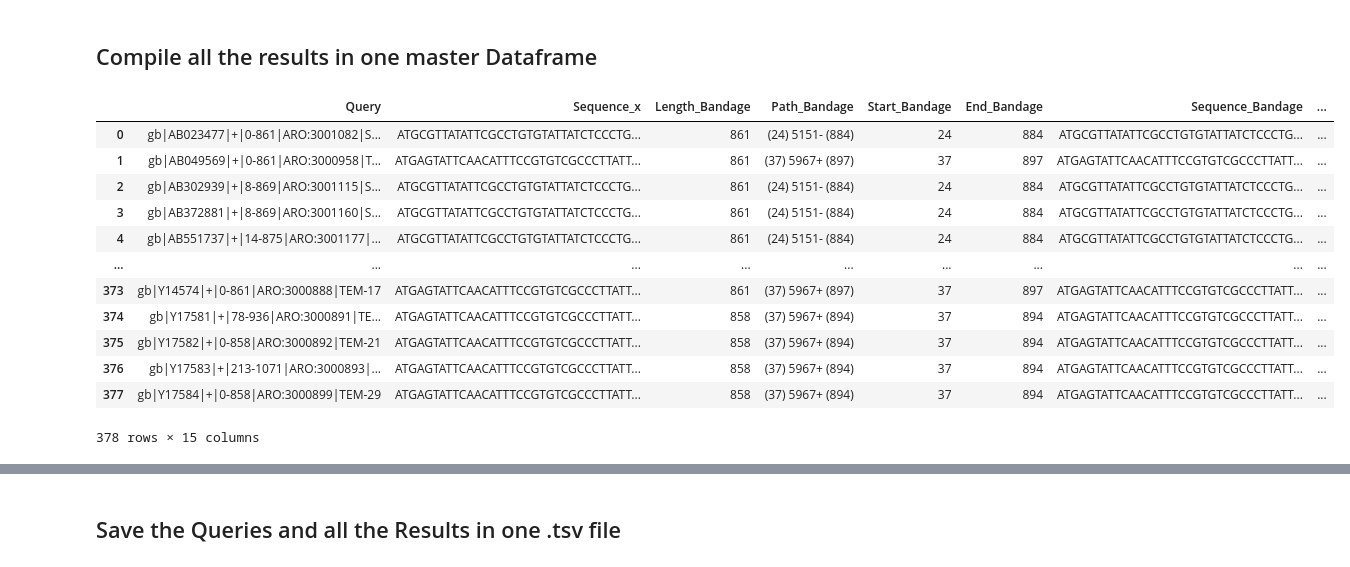
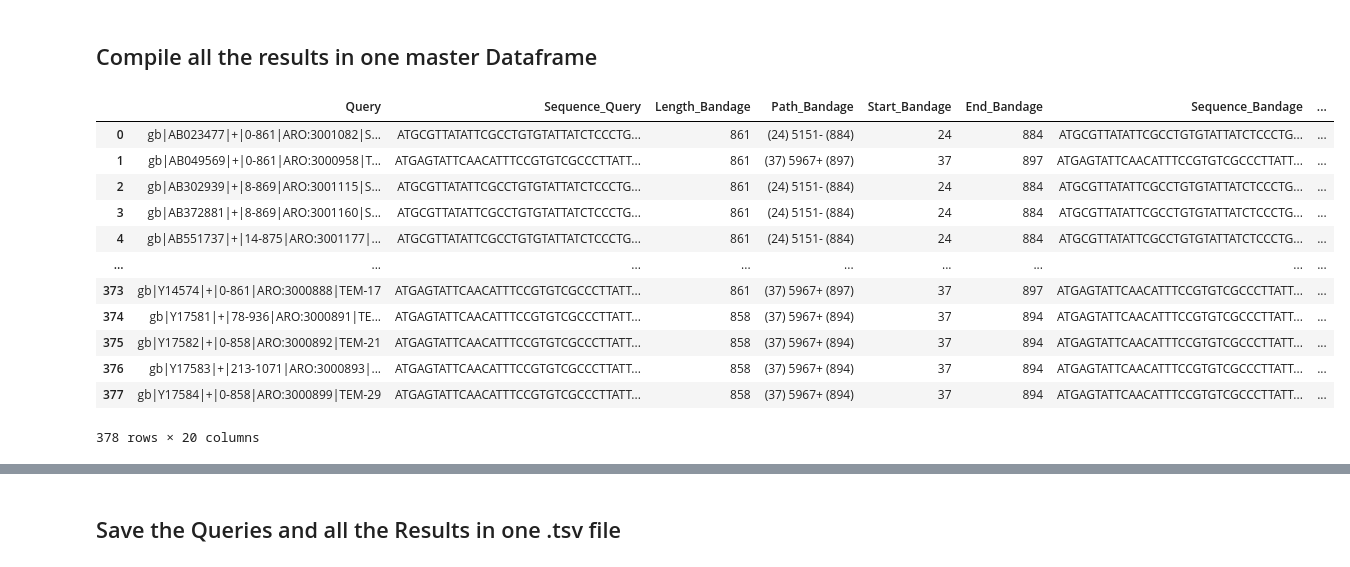
Before and after one commit to Yusreen/Thesis, a Jupyter notebook: Results and findings/CompareQueryAndResults.ipynb, the cells around one changed output, grey strips where cells are left out. Drawn from its saved outputs; the diff is of its cells as text; code cells hidden in the pictures.

```diff
--- a/Results and findings/CompareQueryAndResults.ipynb
+++ b/Results and findings/CompareQueryAndResults.ipynb
@@ -158,10 +158,10 @@ def add_braces(value):
         return '{' + value + '}'
     else:
         return value
-merge_Bandage_df['Path'] = merge_Bandage_df['Path'].apply(add_braces)
-merge_Bandage_df['Start'] = merge_Bandage_df['Start'].apply(add_braces)
-merge_Bandage_df['End'] = merge_Bandage_df['End'].apply(add_braces)
-merge_Bandage_df['Sequence'] = merge_Bandage_df['Sequence'].apply(add_braces)
+#merge_Bandage_df['Path'] = merge_Bandage_df['Path'].apply(add_braces)
+#merge_Bandage_df['Start'] = merge_Bandage_df['Start'].apply(add_braces)
+#merge_Bandage_df['End'] = merge_Bandage_df['End'].apply(add_braces)
+#merge_Bandage_df['Sequence'] = merge_Bandage_df['Sequence'].apply(add_braces)
 # %%
 # Store the dataframe containing the Bandage results to a .tsv file
 merge_Bandage_df.to_csv("Test1.tsv", sep="\t")
@@ -546,20 +545,40 @@ merged_df_master = pd.merge(merged_df_1, df_QueryAndResultsGraphAligner, on='Que
 #Drop some columns
 
 merged_df_master.drop(['Sequence_y', 'Length_x','Length_y','Sequence'], axis=1)
+
+#Rename Sequence_x
+merged_df_master.rename(columns = {'Sequence_x':'Sequence_Query'}, inplace = True)
-# %% [output]
-|  | Query | Sequence_x | Length_Bandage | Path_Bandage | Start_Bandage | End_Bandage | Sequence_Bandage | ... |
-| 0 | gb|AB023477|+|0-861|ARO:3001082|S... | ATGCGTTATATTCGCCTGTGTATTATCTCCCTG... | 861 | (24) 5151- (884) | 24 | 884 | ATGCGTTATATTCGCCTGTGTATTATCTCCCTG... | ... |
-| 1 | gb|AB049569|+|0-861|ARO:3000958|T... | ATGAGTATTCAACATTTCCGTGTCGCCCTTATT... | 861 | (37) 5967+ (897) | 37 | 897 | ATGAGTATTCAACATTTCCGTGTCGCCCTTATT... | ... |
-| 2 | gb|AB302939|+|8-869|ARO:3001115|S... | ATGCGTTATATTCGCCTGTGTATTATCTCCCTG... | 861 | (24) 5151- (884) | 24 | 884 | ATGCGTTATATTCGCCTGTGTATTATCTCCCTG... | ... |
-| 3 | gb|AB372881|+|8-869|ARO:3001160|S... | ATGCGTTATATTCGCCTGTGTATTATCTCCCTG... | 861 | (24) 5151- (884) | 24 | 884 | ATGCGTTATATTCGCCTGTGTATTATCTCCCTG... | ... |
-| 4 | gb|AB551737|+|14-875|ARO:3001177|... | ATGCGTTATATTCGCCTGTGTATTATCTCCCTG... | 861 | (24) 5151- (884) | 24 | 884 | ATGCGTTATATTCGCCTGTGTATTATCTCCCTG... | ... |
-| ... | ... | ... | ... | ... | ... | ... | ... | ... |
-| 373 | gb|Y14574|+|0-861|ARO:3000888|TEM-17 | ATGAGTATTCAACATTTCCGTGTCGCCCTTATT... | 861 | (37) 5967+ (897) | 37 | 897 | ATGAGTATTCAACATTTCCGTGTCGCCCTTATT... | ... |
-| 374 | gb|Y17581|+|78-936|ARO:3000891|TE... | ATGAGTATTCAACATTTCCGTGTCGCCCTTATT... | 858 | (37) 5967+ (894) | 37 | 894 | ATGAGTATTCAACATTTCCGTGTCGCCCTTATT... | ... |
-| 375 | gb|Y17582|+|0-858|ARO:3000892|TEM-21 | ATGAGTATTCAACATTTCCGTGTCGCCCTTATT... | 858 | (37) 5967+ (894) | 37 | 894 | ATGAGTATTCAACATTTCCGTGTCGCCCTTATT... | ... |
-| 376 | gb|Y17583|+|213-1071|ARO:3000893|... | ATGAGTATTCAACATTTCCGTGTCGCCCTTATT... | 858 | (37) 5967+ (894) | 37 | 894 | ATGAGTATTCAACATTTCCGTGTCGCCCTTATT... | ... |
-| 377 | gb|Y17584|+|0-858|ARO:3000899|TEM-29 | ATGAGTATTCAACATTTCCGTGTCGCCCTTATT... | 858 | (37) 5967+ (894) | 37 | 894 | ATGAGTATTCAACATTTCCGTGTCGCCCTTATT... | ... |
-378 rows × 15 columns
+# %%
+def compare_paths(Start_Bandage, End_Bandage,Start_GraphAligner,End_GraphAligner):
+    bandage_path_start = Start_Bandage.split(',')
+    bandage_path_end = End_Bandage.split(',')
+    #str(Start_GraphAligner) in str(bandage_path_start) and  str(End_GraphAligner) in  str(bandage_path_end):
+
+
+    if set(str(bandage_path_start)) == set([str(Start_GraphAligner)]) and set(str(bandage_path_end) )== set([str(End_GraphAligner)]):
+        return 'Similar'
+    elif str(Start_GraphAligner) in str(bandage_path_start) and  str(End_GraphAligner) in  str(bandage_path_end):
+        return 'Full'
+    else:
+        return 'Different'
+# %%
+merged_df_master['BandageVSGraphAligner'] = merged_df_master.apply(lambda row: compare_paths(row['Start_Bandage'], row['End_Bandage'],row['Start_GraphAligner'],row['End_GraphAligner']), axis=1)
+
+merged_df_master
+# %% [output]
+|  | Query | Sequence_Query | Length_Bandage | Path_Bandage | Start_Bandage | End_Bandage | Sequence_Bandage | ... |
+| 0 | gb|AB023477|+|0-861|ARO:3001082|S... | ATGCGTTATATTCGCCTGTGTATTATCTCCCTG... | 861 | (24) 5151- (884) | 24 | 884 | ATGCGTTATATTCGCCTGTGTATTATCTCCCTG... | ... |
+| 1 | gb|AB049569|+|0-861|ARO:3000958|T... | ATGAGTATTCAACATTTCCGTGTCGCCCTTATT... | 861 | (37) 5967+ (897) | 37 | 897 | ATGAGTATTCAACATTTCCGTGTCGCCCTTATT... | ... |
+| 2 | gb|AB302939|+|8-869|ARO:3001115|S... | ATGCGTTATATTCGCCTGTGTATTATCTCCCTG... | 861 | (24) 5151- (884) | 24 | 884 | ATGCGTTATATTCGCCTGTGTATTATCTCCCTG... | ... |
+| 3 | gb|AB372881|+|8-869|ARO:3001160|S... | ATGCGTTATATTCGCCTGTGTATTATCTCCCTG... | 861 | (24) 5151- (884) | 24 | 884 | ATGCGTTATATTCGCCTGTGTATTATCTCCCTG... | ... |
+| 4 | gb|AB551737|+|14-875|ARO:3001177|... | ATGCGTTATATTCGCCTGTGTATTATCTCCCTG... | 861 | (24) 5151- (884) | 24 | 884 | ATGCGTTATATTCGCCTGTGTATTATCTCCCTG... | ... |
+| ... | ... | ... | ... | ... | ... | ... | ... | ... |
+| 373 | gb|Y14574|+|0-861|ARO:3000888|TEM-17 | ATGAGTATTCAACATTTCCGTGTCGCCCTTATT... | 861 | (37) 5967+ (897) | 37 | 897 | ATGAGTATTCAACATTTCCGTGTCGCCCTTATT... | ... |
+| 374 | gb|Y17581|+|78-936|ARO:3000891|TE... | ATGAGTATTCAACATTTCCGTGTCGCCCTTATT... | 858 | (37) 5967+ (894) | 37 | 894 | ATGAGTATTCAACATTTCCGTGTCGCCCTTATT... | ... |
+| 375 | gb|Y17582|+|0-858|ARO:3000892|TEM-21 | ATGAGTATTCAACATTTCCGTGTCGCCCTTATT... | 858 | (37) 5967+ (894) | 37 | 894 | ATGAGTATTCAACATTTCCGTGTCGCCCTTATT... | ... |
+| 376 | gb|Y17583|+|213-1071|ARO:3000893|... | ATGAGTATTCAACATTTCCGTGTCGCCCTTATT... | 858 | (37) 5967+ (894) | 37 | 894 | ATGAGTATTCAACATTTCCGTGTCGCCCTTATT... | ... |
+| 377 | gb|Y17584|+|0-858|ARO:3000899|TEM-29 | ATGAGTATTCAACATTTCCGTGTCGCCCTTATT... | 858 | (37) 5967+ (894) | 37 | 894 | ATGAGTATTCAACATTTCCGTGTCGCCCTTATT... | ... |
+378 rows × 20 columns
 # %%
 #Compare the Start, and end path from Bandage and SPAligner
 merged_df_master['Start_SPAligner']=merged_df_master['Start_SPAligner'].astype(str)
```
Also changed, not shown: parts of 11 cells of this notebook, 10 other files.
